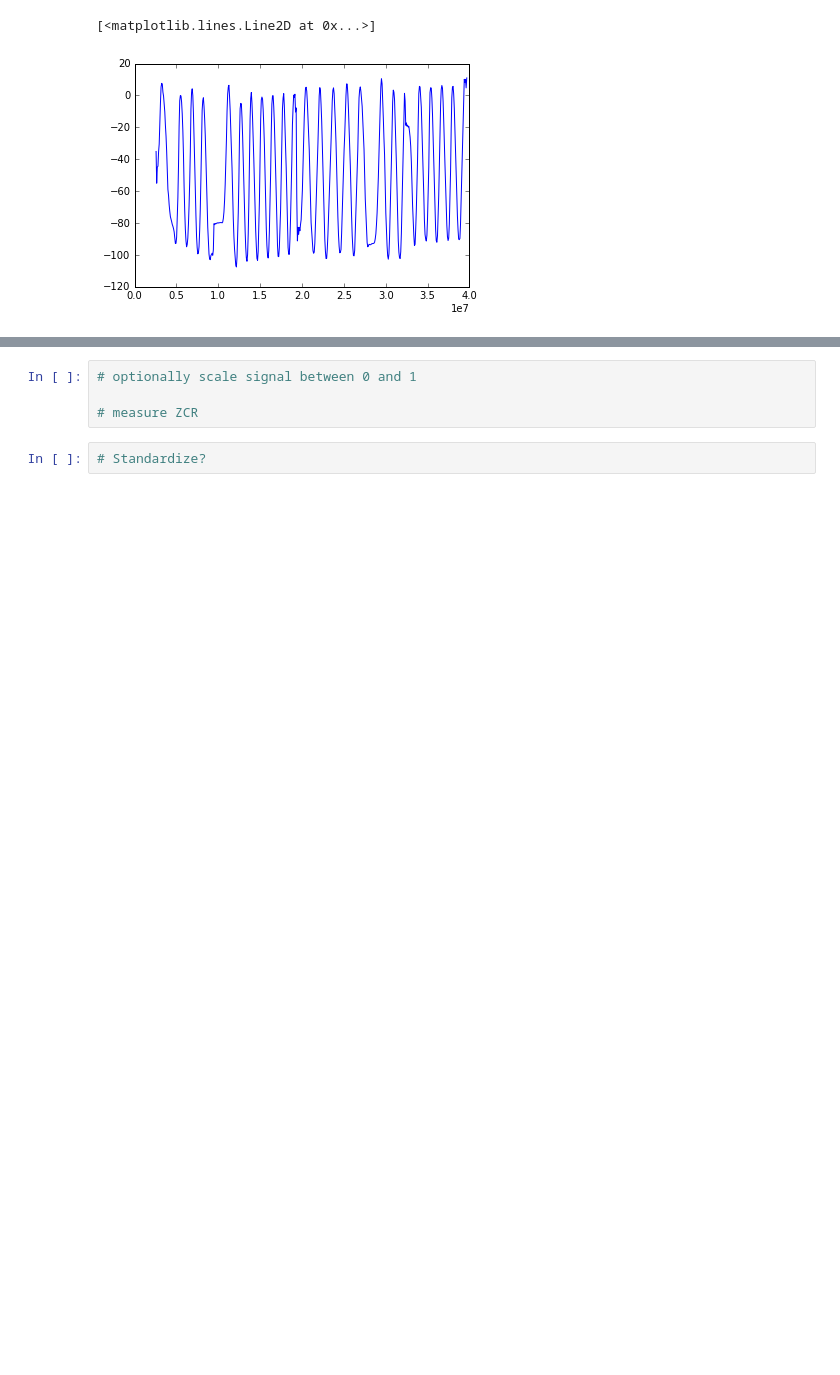
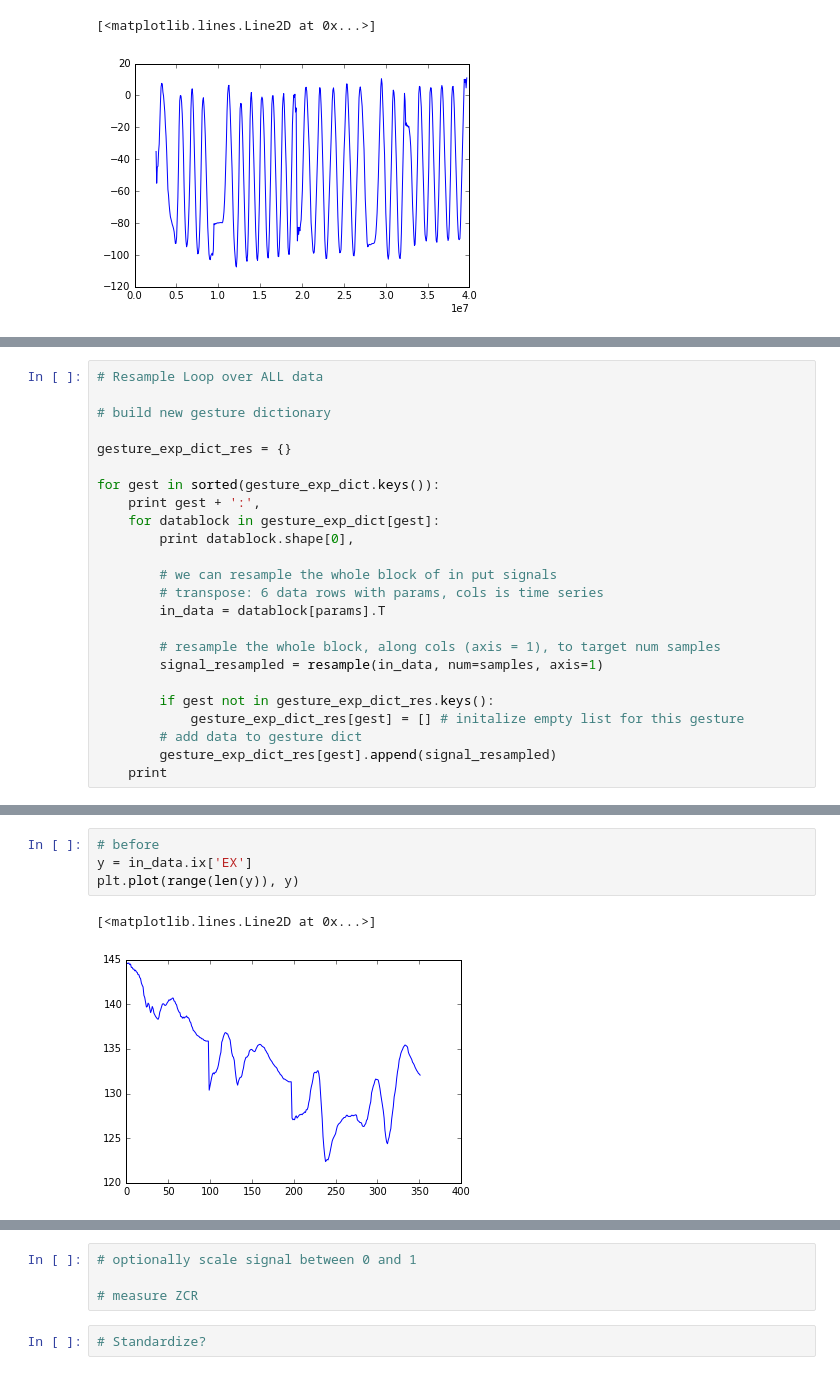
Before and after one commit to Make-O-Matic/MOM-Engine, a Jupyter notebook: data_preprocess.ipynb, the cells around one changed output, grey strips where cells are left out. Cells and saved outputs as stored; diff of their text form; blank space fills up the shorter version.

Commit message:
resampling loop for all data; training on resampled data

```diff
--- a/data_preprocess.ipynb
+++ b/data_preprocess.ipynb
@@ -747,0 +735,24 @@ for gest in sorted(gesture_exp_dict.keys()):
+# %%
+# Resample Loop over ALL data
+
+# build new gesture dictionary
+
+gesture_exp_dict_res = {}
+
+for gest in sorted(gesture_exp_dict.keys()):
+    print gest + ':',
+    for datablock in gesture_exp_dict[gest]:
+        print datablock.shape[0],
+
+        # we can resample the whole block of in put signals
+        # transpose: 6 data rows with params, cols is time series
+        in_data = datablock[params].T
+
+        # resample the whole block, along cols (axis = 1), to target num samples
+        signal_resampled = resample(in_data, num=samples, axis=1)
+
+        if gest not in gesture_exp_dict_res.keys():
+            gesture_exp_dict_res[gest] = [] # initalize empty list for this gesture
+        # add data to gesture dict
+        gesture_exp_dict_res[gest].append(signal_resampled)
+    print
@@ -747,0 +801,7 @@ for gest in sorted(gesture_exp_dict.keys()):
+# %%
+# before
+y = in_data.ix['EX']
+plt.plot(range(len(y)), y)
+# %% [output]
+[<matplotlib.lines.Line2D at 0x...>]
+[figure, added]
```
Also changed, not shown: parts of 15 cells of this notebook.
